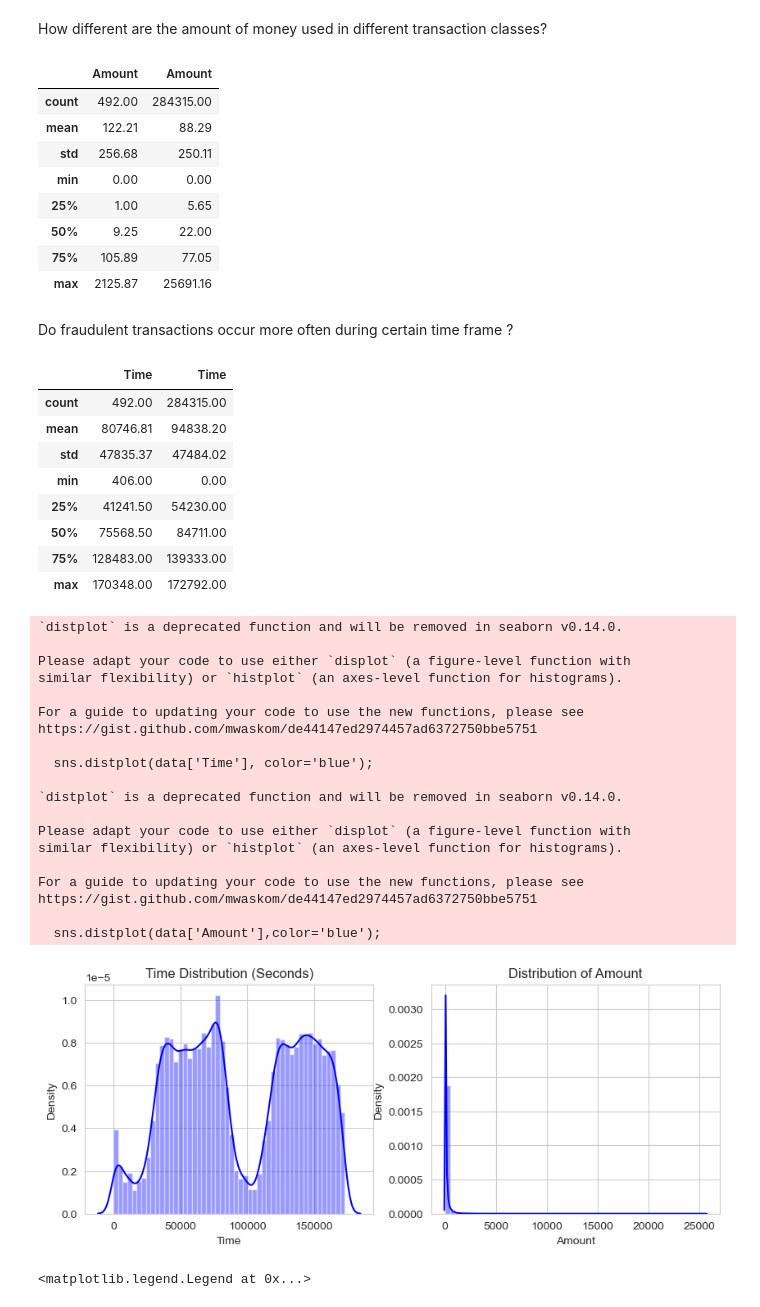
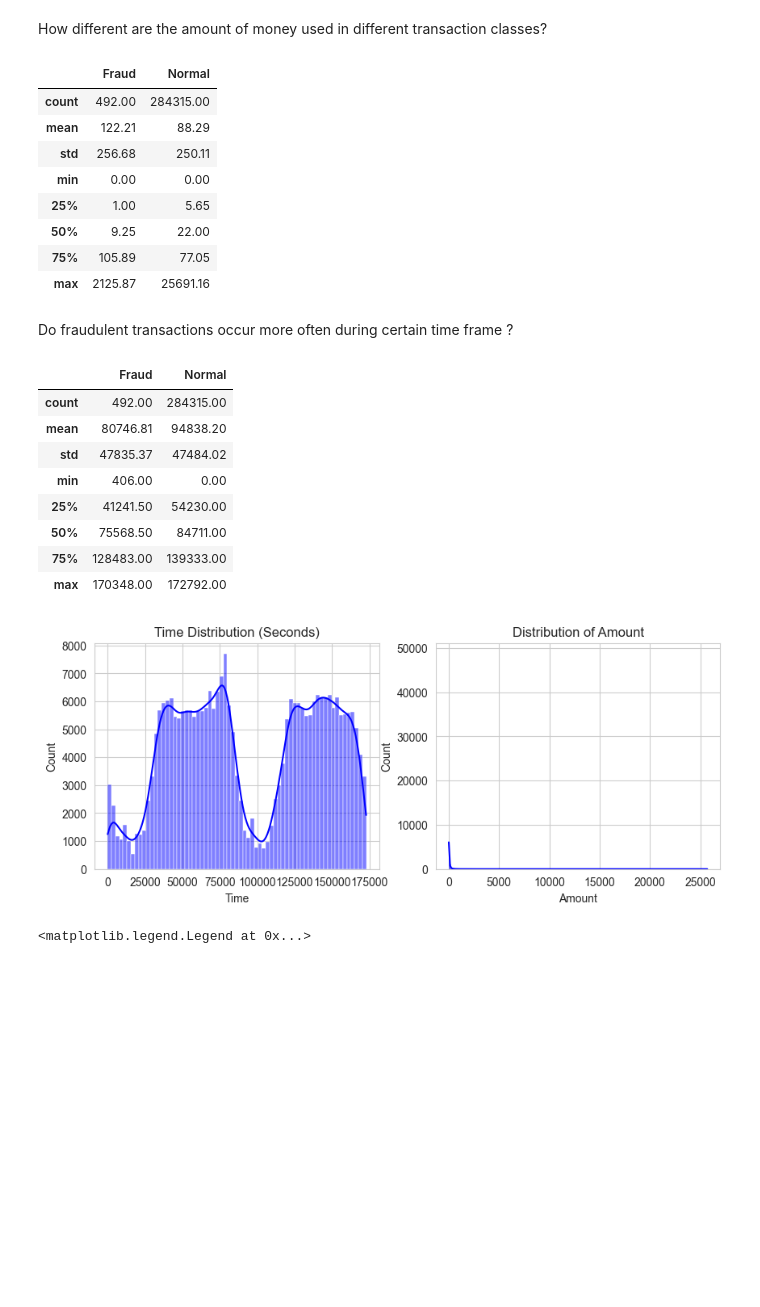
Before and after one commit to hasINI-123-006/Credit-Card-Fraud-Detection, a Jupyter notebook: credit-card-fraud-detection.ipynb, the cells around one changed output. Saved outputs shown, nothing was run; the diff lists cells and outputs as text; code cells hidden in the pictures; blank space fills up the shorter version.

```diff
--- a/credit-card-fraud-detection.ipynb
+++ b/credit-card-fraud-detection.ipynb
@@ -14,7 +14,7 @@ C:\Users\khush\Downloads
 # %%
 import pandas as pd
 
-data = pd.read_csv(r"C:\Users\khush\Downloads\creditcard.csv")
+data = pd.read_csv(r"D:\MIN-E\Proj  - resume\Credit-Card-Fraud-Detection Pj\creditcard.csv")
 print(data.head())
 # %% [output]
    Time        V1        V2        V3        V4        V5        V6        V7  \
@@ -120,9 +119,9 @@ Shape of Non-Fraudulant transactions: (284315, 31)
 # %% [markdown]
 How different are the amount of money used in different transaction classes?
 # %%
-pd.concat([fraud.Amount.describe(), normal.Amount.describe()], axis=1)
+pd.concat([fraud.Amount.describe(), normal.Amount.describe()], axis=1,keys=["Fraud", "Normal"])
 # %% [output]
-|  | Amount | Amount |
+|  | Fraud | Normal |
 | count | 492.00 | 284315.00 |
 | mean | 122.21 | 88.29 |
 | std | 256.68 | 250.11 |
@@ -134,9 +133,9 @@ pd.concat([fraud.Amount.describe(), normal.Amount.describe()], axis=1)
 # %% [markdown]
 Do fraudulent transactions occur more often during certain time frame ?
 # %%
-pd.concat([fraud.Time.describe(), normal.Time.describe()], axis=1)
+pd.concat([fraud.Time.describe(), normal.Time.describe()], axis=1,keys=["Fraud", "Normal"])
 # %% [output]
-|  | Time | Time |
+|  | Fraud | Normal |
 | count | 492.00 | 284315.00 |
 | mean | 80746.81 | 94838.20 |
 | std | 47835.37 | 47484.02 |
@@ -148,35 +147,16 @@ pd.concat([fraud.Time.describe(), normal.Time.describe()], axis=1)
 # %%
 # plot the time feature
 plt.figure(figsize=(10,8))
 
 plt.subplot(2, 2, 1)
 plt.title('Time Distribution (Seconds)')
 
-sns.distplot(data['Time'], color='blue');
+sns.histplot(data['Time'],kde=True, color='blue');
 
 #plot the amount feature
 plt.subplot(2, 2, 2)
 plt.title('Distribution of Amount')
-sns.distplot(data['Amount'],color='blue');
+sns.histplot(data['Amount'],kde=True,color='blue');
 # %% [output]
-`distplot` is a deprecated function and will be removed in seaborn v0.14.0.
-
-Please adapt your code to use either `displot` (a figure-level function with
-similar flexibility) or `histplot` (an axes-level function for histograms).
-
-For a guide to updating your code to use the new functions, please see
-https://gist.github.com/mwaskom/de44147ed2974457ad6372750bbe5751
-
-  sns.distplot(data['Time'], color='blue');
-
-`distplot` is a deprecated function and will be removed in seaborn v0.14.0.
-
-Please adapt your code to use either `displot` (a figure-level function with
-similar flexibility) or `histplot` (an axes-level function for histograms).
-
-For a guide to updating your code to use the new functions, please see
-https://gist.github.com/mwaskom/de44147ed2974457ad6372750bbe5751
-
-  sns.distplot(data['Amount'],color='blue');
-[figure, old version]
+[figure, new version]
 # %%
```
Also changed, not shown: parts of 30 cells of this notebook.
